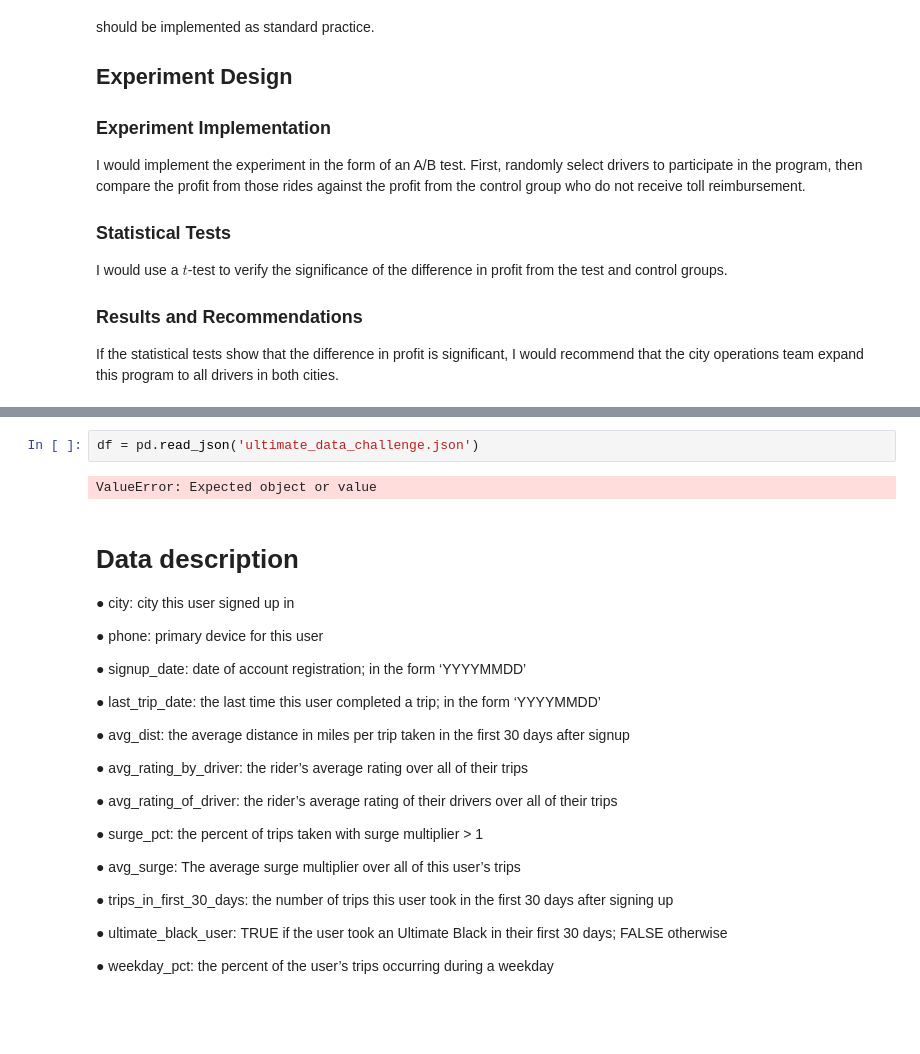
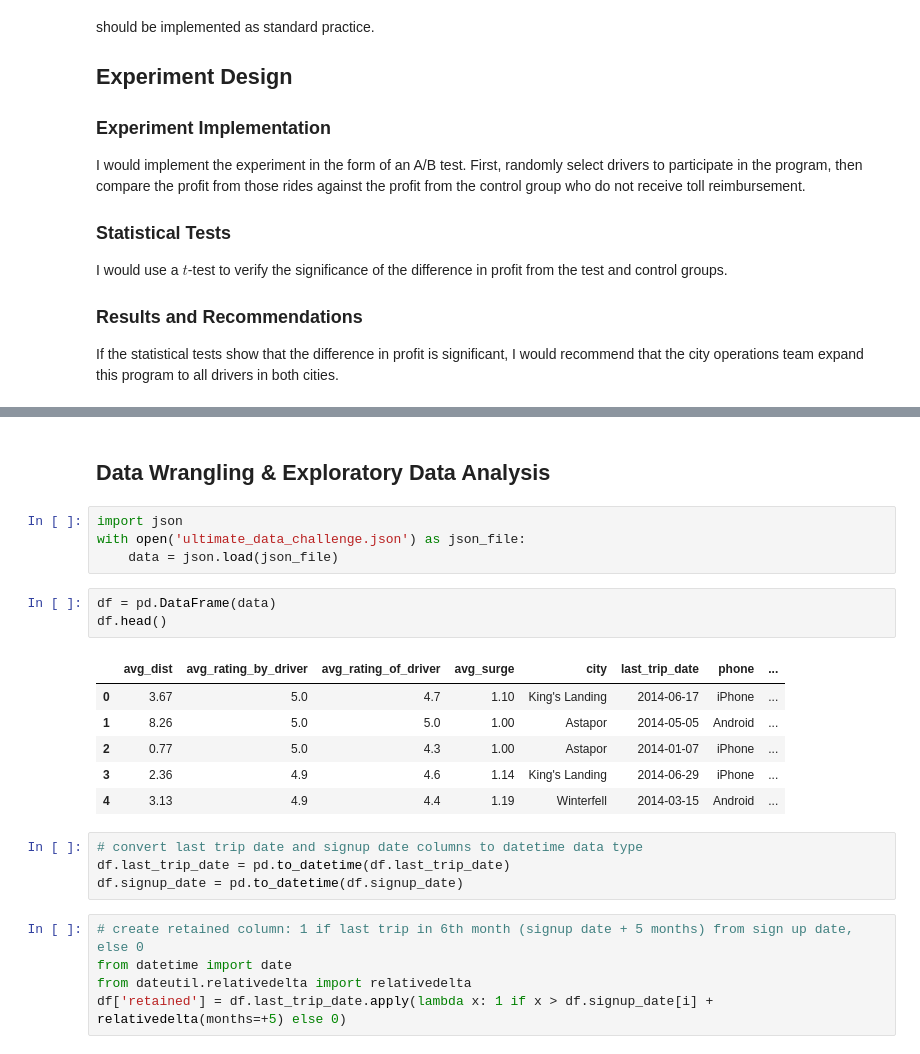
Before and after one commit to coshmeo/springboard, a Jupyter notebook: ultimate_challenge/Solution.ipynb, the cells around one changed output, grey strips where cells are left out. Drawn from its saved outputs; the diff is of its cells as text; blank space fills up the shorter version.

Commit message:
completed ultimate challenge

```diff
--- a/ultimate_challenge/Solution.ipynb
+++ b/ultimate_challenge/Solution.ipynb
@@ -282,31 +310,25 @@ The data is in the attached file ultimate_data_challenge.json. See below for a d
-# %%
-df = pd.read_json('ultimate_data_challenge.json')
-# %% [output]
-ValueError: Expected object or value
-# %% [markdown]
-# Data description
-● city: city this user signed up in
-
-● phone: primary device for this user
-
-● signup_date: date of account registration; in the form ‘YYYYMMDD’
-
-● last_trip_date: the last time this user completed a trip; in the form ‘YYYYMMDD’
-
-● avg_dist: the average distance in miles per trip taken in the first 30 days after signup
-
-● avg_rating_by_driver: the rider’s average rating over all of their trips
-
-● avg_rating_of_driver: the rider’s average rating of their drivers over all of their trips
-
-● surge_pct: the percent of trips taken with surge multiplier > 1
-
-● avg_surge: The average surge multiplier over all of this user’s trips
-
-● trips_in_first_30_days: the number of trips this user took in the first 30 days after
-signing up
-
-● ultimate_black_user: TRUE if the user took an Ultimate Black in their first 30 days;
-FALSE otherwise
-
-● weekday_pct: the percent of the user’s trips occurring during a weekday
+# %% [markdown]
+## Data Wrangling & Exploratory Data Analysis
+# %%
+import json
+with open('ultimate_data_challenge.json') as json_file:
+    data = json.load(json_file)
+# %%
+df = pd.DataFrame(data)
+df.head()
+# %% [output]
+|  | avg_dist | avg_rating_by_driver | avg_rating_of_driver | avg_surge | city | last_trip_date | phone | ... |
+| 0 | 3.67 | 5.0 | 4.7 | 1.10 | King's Landing | 2014-06-17 | iPhone | ... |
+| 1 | 8.26 | 5.0 | 5.0 | 1.00 | Astapor | 2014-05-05 | Android | ... |
+| 2 | 0.77 | 5.0 | 4.3 | 1.00 | Astapor | 2014-01-07 | iPhone | ... |
+| 3 | 2.36 | 4.9 | 4.6 | 1.14 | King's Landing | 2014-06-29 | iPhone | ... |
+| 4 | 3.13 | 4.9 | 4.4 | 1.19 | Winterfell | 2014-03-15 | Android | ... |
+# %%
+# convert last trip date and signup date columns to datetime data type
+df.last_trip_date = pd.to_datetime(df.last_trip_date)
+df.signup_date = pd.to_datetime(df.signup_date)
+# %%
+# create retained column: 1 if last trip in 6th month (signup date + 5 months) from sign up date, else 0
+from datetime import date
+from dateutil.relativedelta import relativedelta
+df['retained'] = df.last_trip_date.apply(lambda x: 1 if x > df.signup_date[i] + relativedelta(months=+5) else 0)
```
Also changed, not shown: parts of 36 cells of this notebook.
